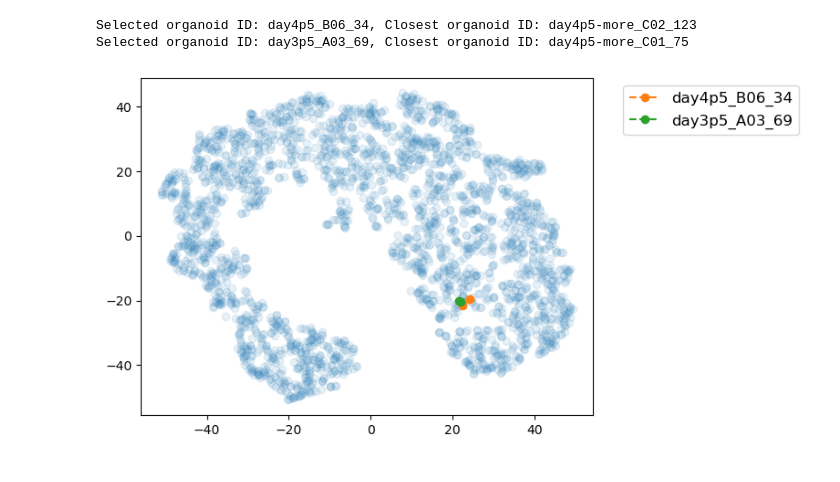
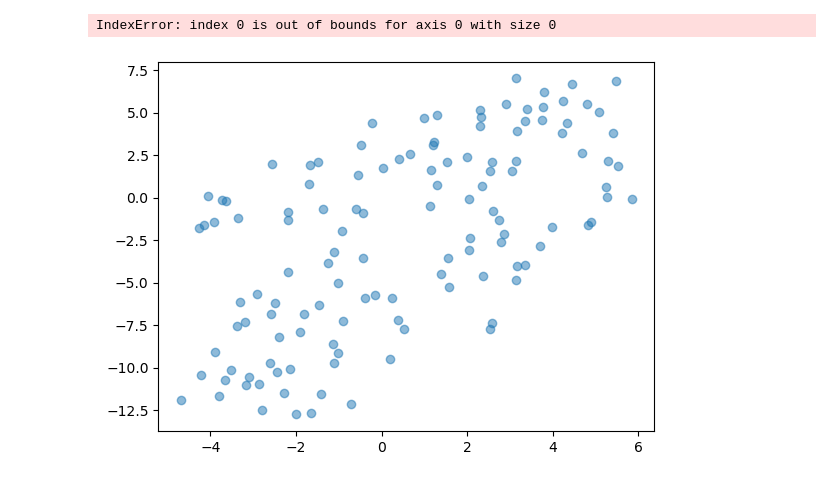
Before and after one commit to Irene-Li/SphericalHarmonics, a Jupyter notebook: inspect_ids.ipynb, the cells around one changed output. Saved outputs shown, nothing was run; the diff lists cells and outputs as text; code cells hidden in the pictures.

```diff
--- a/inspect_ids.ipynb
+++ b/inspect_ids.ipynb
@@ -23,7 +23,9 @@ importlib.reload(src.meshharm)
 importlib.reload(src.fatemarkers)
 from src.fatemarkers import FateMarkers
 # %%
-res = np.load('sim/multi_shape_bof_results_raw_value.npz', allow_pickle=True)
+path = 'Data/20260211/'
+
+res = np.load(f'{path}/multi_shape_bof_results_raw_value.npz', allow_pickle=True)
 ids = res['filtered_ids']
 times = res['filtered_time']
 spectrums = res['filtered_spectrums']
@@ -42,5 +44,8 @@ print(spectrums.shape)
 # %%
-dim_red_results = pd.read_csv('Data/tsne_results_raw_value.csv')
+dim_red_results = pd.read_csv(f'{path}/tsne_results_raw_value.csv')
 print(dim_red_results.head())
 print(dim_red_results.shape)
+
+plt.plot(dim_red_results['tsne1'], dim_red_results['tsne2'], 'o')
+plt.show()
 # %% [output]
@@ -65,27 +67,29 @@ list_of_ids = ['day4p5_B06_34', 'day3p5_A03_69']
+# %%
+list_of_ids = ['day4p5_B05_70', 'day4p5_B04_42']
 # %%
 closest_ids = []
 weights = np.sqrt(np.array([2, 2, 1, 0.1, 1, 2, 0.1, 2]))
 ks = np.ones(spectrums.shape[1])
 
-plt.plot(dim_red_results['tsne1'], dim_red_results['tsne2'], 'o', alpha=0.1)
+plt.plot(dim_red_results['tsne1'], dim_red_results['tsne2'], 'o', alpha=0.5)
 for i in list_of_ids:
     # find the organoid that's closest to the selected id in terms of distance in reduced space
     org_index = dim_red_results[dim_red_results['label_uid'] == i].index[0]
     dists = np.linalg.norm((spectrums - spectrums[org_index][np.newaxis, :, :]) * weights[np.newaxis, np.newaxis, :] * ks[np.newaxis, :, np.newaxis], axis=(1, 2))
     dists[dists == 0]  = np.inf  # exclude itself
     closest_index = np.argmin(dists)
     closest_id = dim_red_results.loc[closest_index, 'label_uid']
     print(f"Selected organoid ID: {i}, Closest organoid ID: {closest_id}")
     closest_ids.append(closest_id)
 
     xs = [dim_red_results.loc[org_index, 'tsne1'], dim_red_results.loc[closest_index, 'tsne1']]
     ys = [dim_red_results.loc[org_index, 'tsne2'], dim_red_results.loc[closest_index, 'tsne2']]
     plt.plot(xs, ys, 'o--', alpha=1, label=f"{i}")
+
 plt.legend(bbox_to_anchor=(1.05, 1), loc='upper left', fontsize=12)
 plt.show()
 # %% [output]
-Selected organoid ID: day4p5_B06_34, Closest organoid ID: day4p5-more_C02_123
-Selected organoid ID: day3p5_A03_69, Closest organoid ID: day4p5-more_C01_75
+IndexError: index 0 is out of bounds for axis 0 with size 0
-[figure, old version]
+[figure, new version]
 # %%
 # list_of_ids = ['day4p5-more_C02_34', 'day4p5-more_C03_55']
```
Also changed, not shown: parts of 5 cells of this notebook, 20 other files.
